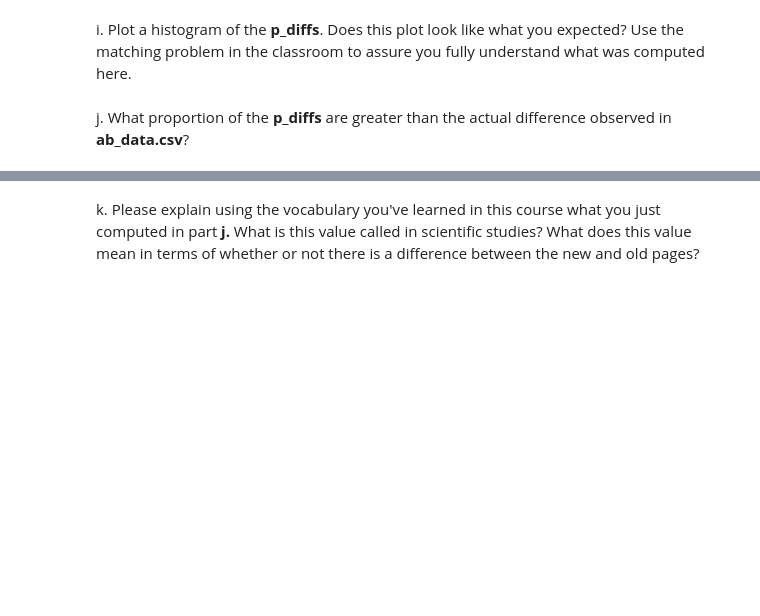
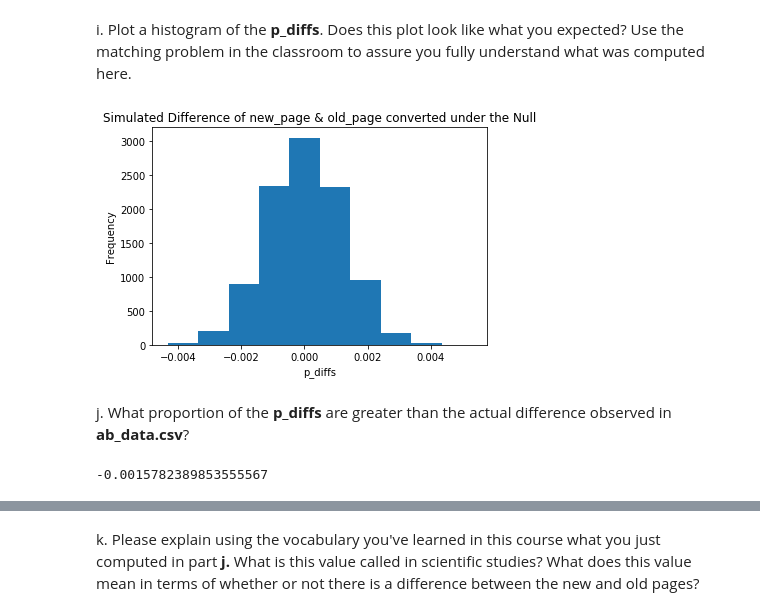
Before and after one commit to zahidah0416/Analyze-A-B-Test-Result, a Jupyter notebook: Analyze_ab_test_results_notebook.ipynb, the cells around one changed output, grey strips where cells are left out. Cells and saved outputs as stored; diff of their text form; code cells hidden in the pictures; blank space fills up the shorter version.

```diff
--- a/Analyze_ab_test_results_notebook.ipynb
+++ b/Analyze_ab_test_results_notebook.ipynb
@@ -109,2 +255,6 @@ c. What is $n_{new}$, the number of individuals in the treatment group?
 # %% [markdown]
 d. What is $n_{old}$, the number of individuals in the control group?
+# %%
+#calculate the number of users landed and new_page
+n_old = len(df2.query('landing_page != "new_page"'))
+n_old
@@ -111,2 +263,7 @@ d. What is $n_{old}$, the number of individuals in the control group?
 # %% [markdown]
 e. Simulate $n_{new}$ transactions with a conversion rate of $p_{new}$ under the null.  Store these $n_{new}$ 1's and 0's in **new_page_converted**.
+# %%
+new_page_converted = np.random.binomial(1,p_new,n_new)
+
+#new_page_converted = np.random.choice([1, 0], size=n_new, p=[p_new, (1-p_new)])
+new_page_converted.mean()
@@ -113,2 +272,7 @@ e. Simulate $n_{new}$ transactions with a conversion rate of $p_{new}$ under the
 # %% [markdown]
 f. Simulate $n_{old}$ transactions with a conversion rate of $p_{old}$ under the null.  Store these $n_{old}$ 1's and 0's in **old_page_converted**.
+# %%
+old_page_converted = np.random.binomial(1,p_old,n_old)
+
+#old_page_converted = np.random.choice([1, 0], size=n_old, p=[p_old, (1-p_old)])
+old_page_converted.mean()
@@ -117,6 +289,34 @@ g. Find $p_{new}$ - $p_{old}$ for your simulated values from part (e) and (f).
 # %% [markdown]
 h. Create 10,000 $p_{new}$ - $p_{old}$ values using the same simulation process you used in parts (a) through (g) above. Store all 10,000 values in a NumPy array called **p_diffs**.
+# %%
+# run simulation 10000 times
+p_diffs = []
+
+for _ in range(10000):
+    new_page_converted = np.random.binomial(1,p_new,n_new).mean()
+    old_page_converted = np.random.binomial(1,p_old,n_old).mean()
+    p_diffs.append(new_page_converted - old_page_converted)
 # %% [markdown]
 i. Plot a histogram of the **p_diffs**.  Does this plot look like what you expected?  Use the matching problem in the classroom to assure you fully understand what was computed here.
+# %%
+# convert to numpy array
+p_diffs = np.array(p_diffs)
+
+# plot sampling distribution
+plt.hist(p_diffs)
+plt.xlabel('p_diffs')
+plt.ylabel('Frequency')
+plt.title('Simulated Difference of new_page & old_page converted under the Null');
+# %% [output]
+[figure, added]
 # %% [markdown]
 j. What proportion of the **p_diffs** are greater than the actual difference observed in **ab_data.csv**?
+# %%
+df_control = df2.query('group == "control"')
+df_treatment = df2.query('group == "treatment"')
+
+# display observed difference
+obs_diff = df_treatment.converted.mean() - df_control.converted.mean()
+obs_diff
+# %% [output]
+-0.0015782389853555567
```
Also changed, not shown: parts of 66 cells of this notebook.
